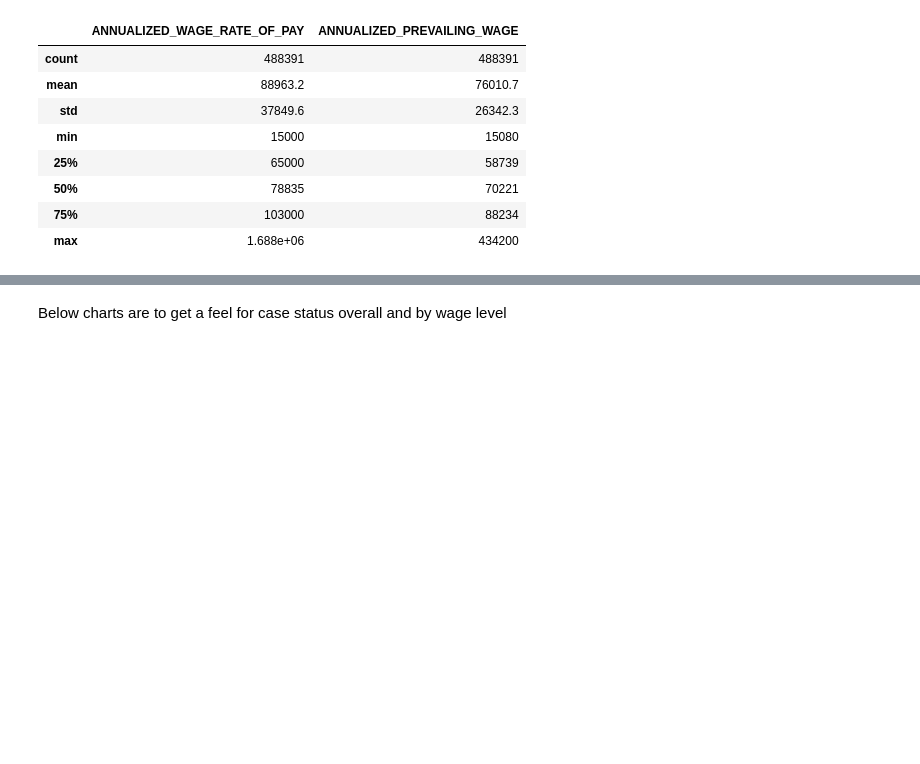
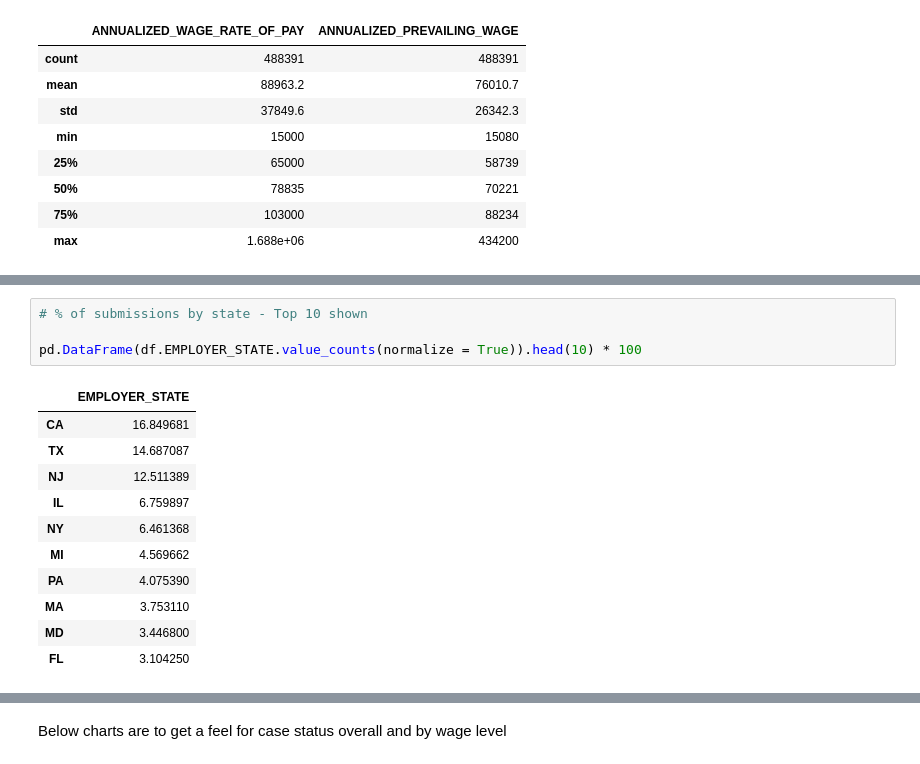
Before and after one commit to trishattah/DS_7331_Projects, a Jupyter notebook: Visa_project_code/Lab_1_EDA_goodcode.ipynb, the cells around one changed output, grey strips where cells are left out. Drawn from its saved outputs; the diff is of its cells as text; blank space fills up the shorter version.

```diff
--- a/Visa_project_code/Lab_1_EDA_goodcode.ipynb
+++ b/Visa_project_code/Lab_1_EDA_goodcode.ipynb
@@ -114,0 +174,16 @@ dfssw.describe().apply(lambda s: s.apply(lambda x: format(x, 'g')))
+# %%
+# % of submissions by state - Top 10 shown
+
+pd.DataFrame(df.EMPLOYER_STATE.value_counts(normalize = True)).head(10) * 100
+# %% [output]
+|  | EMPLOYER_STATE |
+| CA | 16.849681 |
+| TX | 14.687087 |
+| NJ | 12.511389 |
+| IL | 6.759897 |
+| NY | 6.461368 |
+| MI | 4.569662 |
+| PA | 4.075390 |
+| MA | 3.753110 |
+| MD | 3.446800 |
+| FL | 3.104250 |
```
Also changed, not shown: parts of 14 cells of this notebook.
